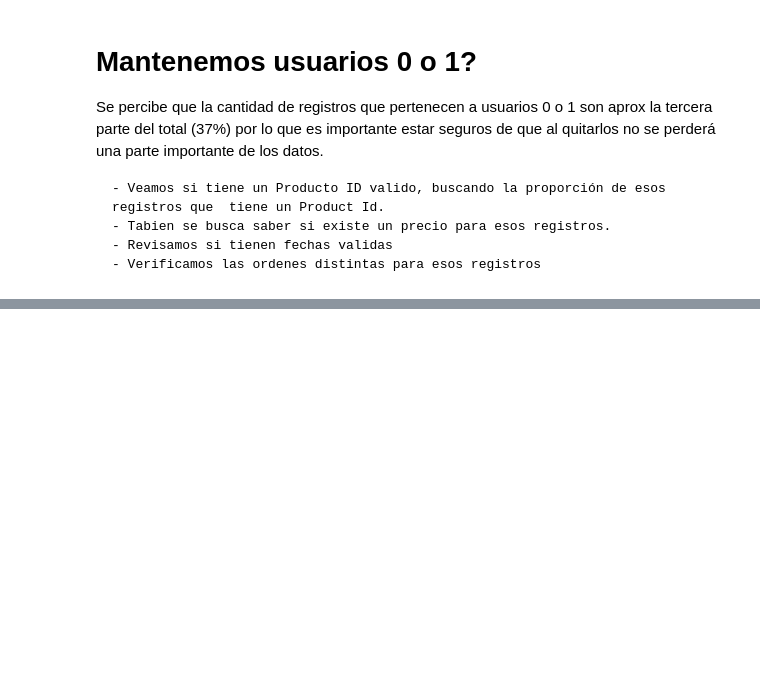
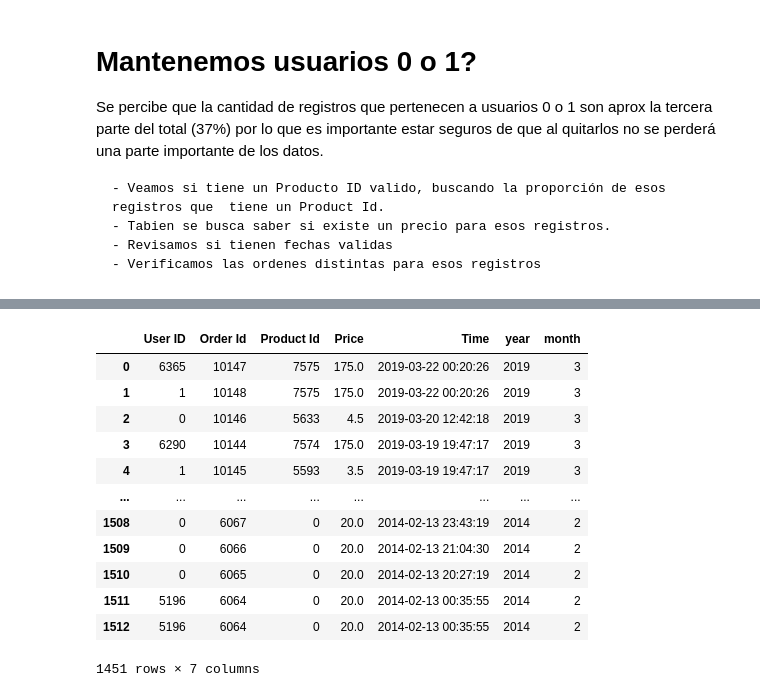
Before and after one commit to armand-analytics/Forecasting, a Jupyter notebook: notebooks/01_EDA.ipynb, the cells around one changed output, grey strips where cells are left out. Saved outputs shown, nothing was run; the diff lists cells and outputs as text; code cells hidden in the pictures; blank space fills up the shorter version.

```diff
--- a/notebooks/01_EDA.ipynb
+++ b/notebooks/01_EDA.ipynb
@@ -132,0 +173,19 @@ Com
+# %%
+df = df[df['Price'] > 0].copy()
+df['Product Id'] = df['Product Id'].fillna(0)
+df['Product Id'] = df['Product Id'].astype(int)
+df
+# %% [output]
+|  | User ID | Order Id | Product Id | Price | Time | year | month |
+| 0 | 6365 | 10147 | 7575 | 175.0 | 2019-03-22 00:20:26 | 2019 | 3 |
+| 1 | 1 | 10148 | 7575 | 175.0 | 2019-03-22 00:20:26 | 2019 | 3 |
+| 2 | 0 | 10146 | 5633 | 4.5 | 2019-03-20 12:42:18 | 2019 | 3 |
+| 3 | 6290 | 10144 | 7574 | 175.0 | 2019-03-19 19:47:17 | 2019 | 3 |
+| 4 | 1 | 10145 | 5593 | 3.5 | 2019-03-19 19:47:17 | 2019 | 3 |
+| ... | ... | ... | ... | ... | ... | ... | ... |
+| 1508 | 0 | 6067 | 0 | 20.0 | 2014-02-13 23:43:19 | 2014 | 2 |
+| 1509 | 0 | 6066 | 0 | 20.0 | 2014-02-13 21:04:30 | 2014 | 2 |
+| 1510 | 0 | 6065 | 0 | 20.0 | 2014-02-13 20:27:19 | 2014 | 2 |
+| 1511 | 5196 | 6064 | 0 | 20.0 | 2014-02-13 00:35:55 | 2014 | 2 |
+| 1512 | 5196 | 6064 | 0 | 20.0 | 2014-02-13 00:35:55 | 2014 | 2 |
+1451 rows × 7 columns
```
Also changed, not shown: parts of 7 cells of this notebook.
